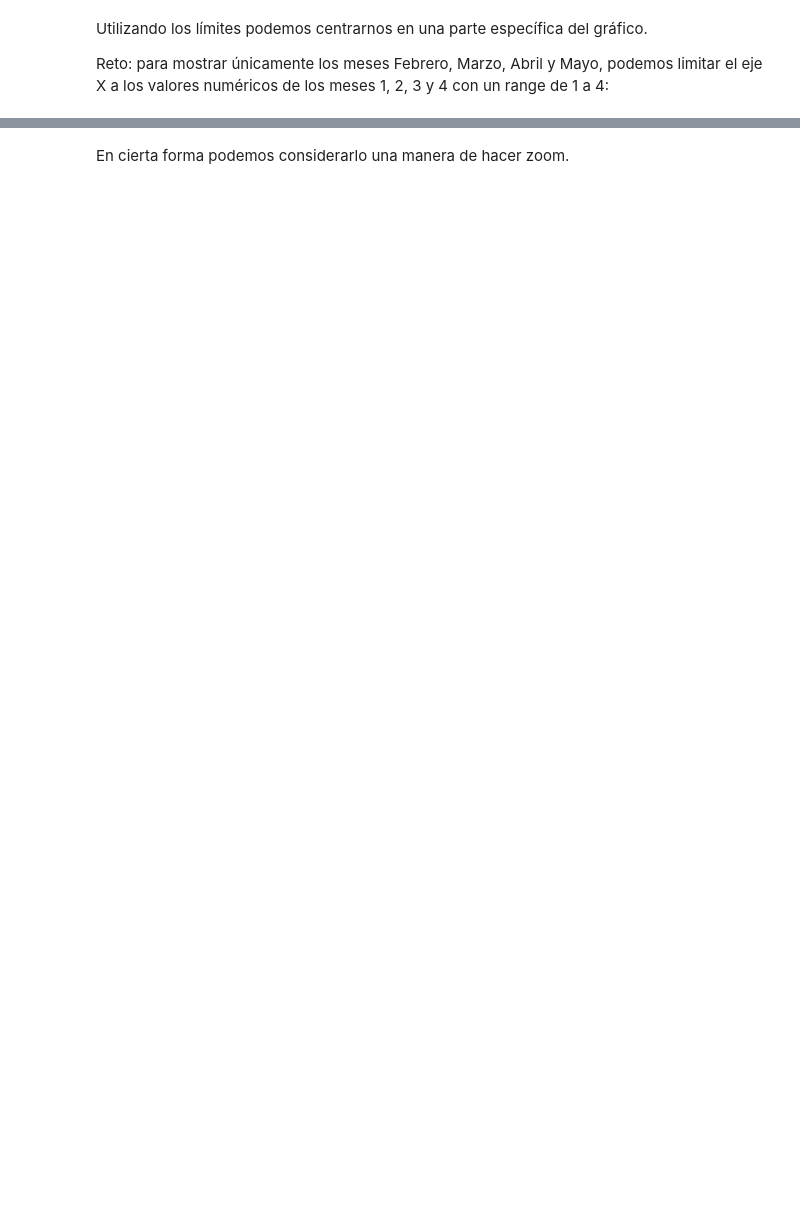
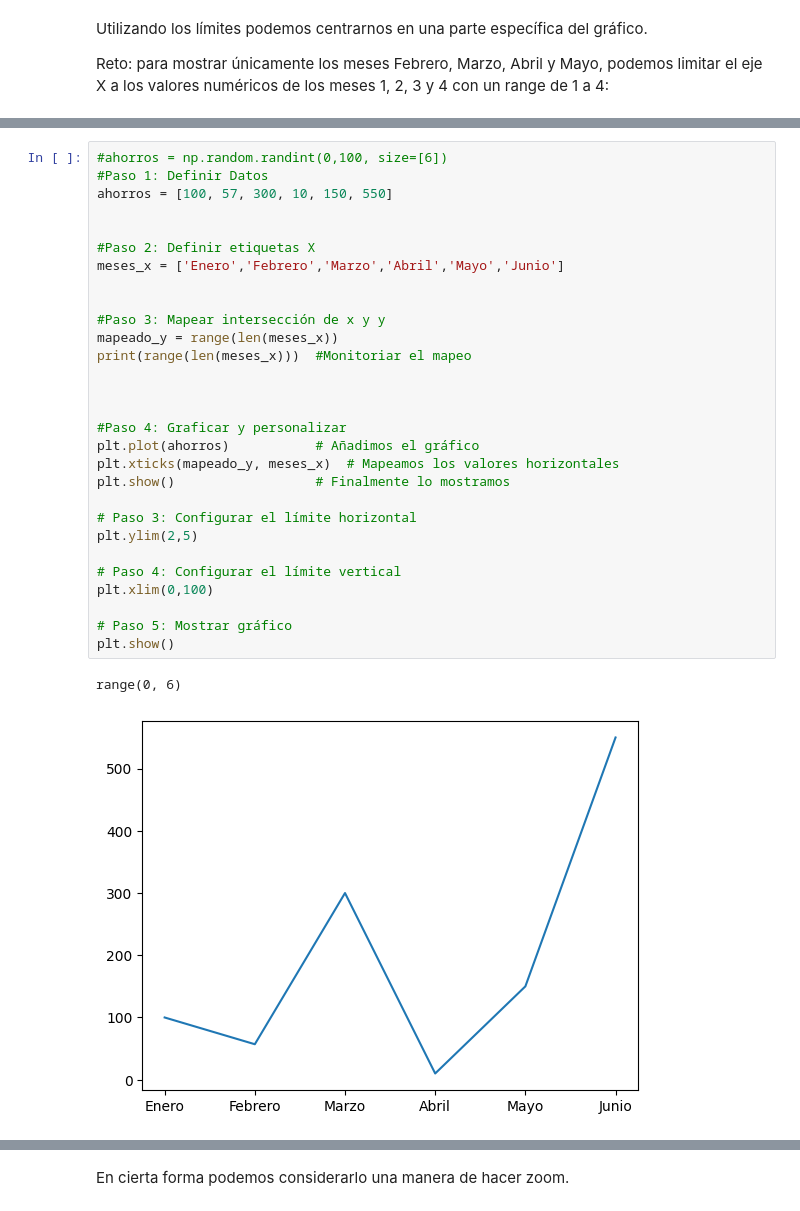
Before and after one commit to FiorellaChava/Programacion-Python-Basico-GRUPO-1---6181133432, a Jupyter notebook: Estudiantes/fiorella chavarria/semana 5/Clase 10/04 - Límites.ipynb, the cells around one changed output, grey strips where cells are left out. Saved outputs shown, nothing was run; the diff lists cells and outputs as text; blank space fills up the shorter version.

```diff
--- a/Estudiantes/fiorella chavarria/semana 5/Clase 10/04 - Límites.ipynb
+++ b/Estudiantes/fiorella chavarria/semana 5/Clase 10/04 - Límites.ipynb
@@ -59,0 +68,32 @@ plt.show()
+# %%
+#ahorros = np.random.randint(0,100, size=[6])
+#Paso 1: Definir Datos
+ahorros = [100, 57, 300, 10, 150, 550]
+
+
+#Paso 2: Definir etiquetas X
+meses_x = ['Enero','Febrero','Marzo','Abril','Mayo','Junio']
+
+
+#Paso 3: Mapear intersección de x y y
+mapeado_y = range(len(meses_x))
+print(range(len(meses_x)))  #Monitoriar el mapeo
+
+
+
+#Paso 4: Graficar y personalizar
+plt.plot(ahorros)           # Añadimos el gráfico
+plt.xticks(mapeado_y, meses_x)  # Mapeamos los valores horizontales
+plt.show()                  # Finalmente lo mostramos
+
+# Paso 3: Configurar el límite horizontal
+plt.ylim(2,5)
+
+# Paso 4: Configurar el límite vertical
+plt.xlim(0,100)
+
+# Paso 5: Mostrar gráfico
+plt.show()
+# %% [output]
+range(0, 6)
+[figure, added]
```
Also changed, not shown: parts of 4 cells of this notebook.
